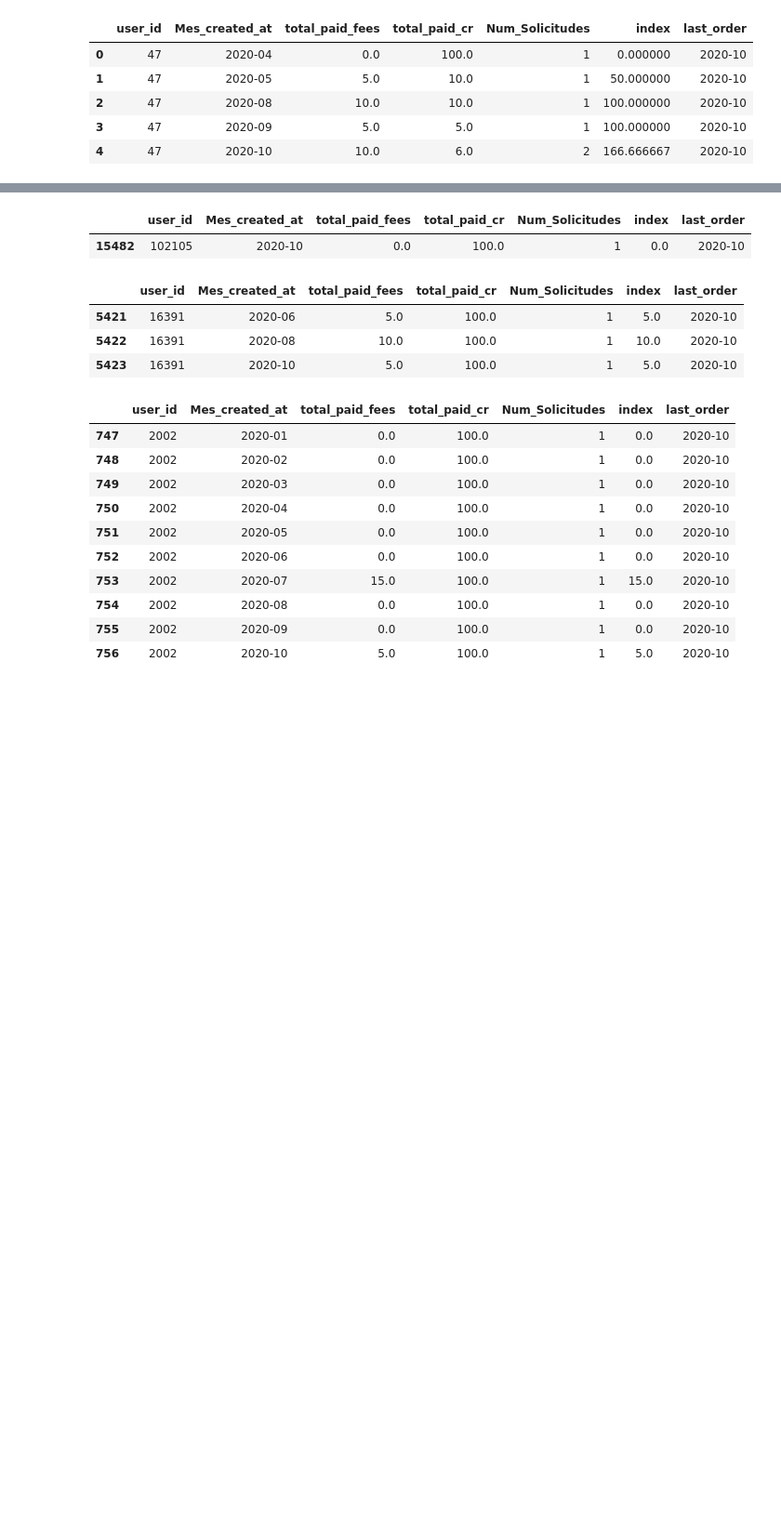
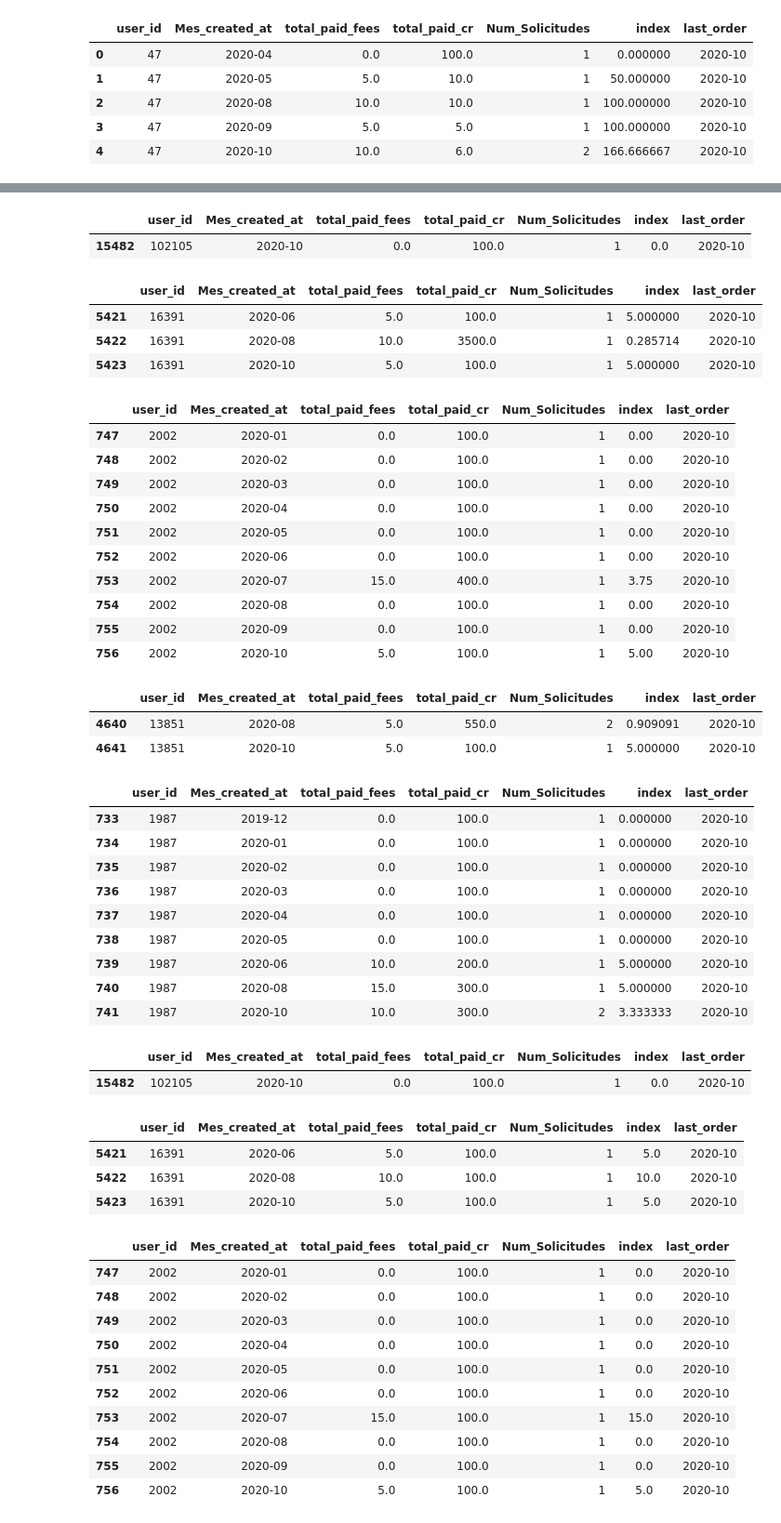
Before and after one commit to Data-Science-Pasta-Loca/ProyectoPastaLoca2, a Jupyter notebook: Cesc/Detalle clientes.ipynb, the cells around one changed output, grey strips where cells are left out. Shown at 93% size. Cells and saved outputs as stored; diff of their text form; code cells hidden in the pictures; blank space fills up the shorter version.

```diff
--- a/Cesc/Detalle clientes.ipynb
+++ b/Cesc/Detalle clientes.ipynb
@@ -305,3 +413,41 @@ display(cohort_analysis_2.head(5))
+# %%
+display(cohort_analysis_2[cohort_analysis_2.user_id == 102105])
+
+display(cohort_analysis_2[cohort_analysis_2.user_id == 16391])
+display(cohort_analysis_2[cohort_analysis_2.user_id == 2002])
+display(cohort_analysis_2[cohort_analysis_2.user_id == 13851])
+display(cohort_analysis_2[cohort_analysis_2.user_id == 1987]) #.tail(60))
+# %% [output]
+|  | user_id | Mes_created_at | total_paid_fees | total_paid_cr | Num_Solicitudes | index | last_order |
+| 15482 | 102105 | 2020-10 | 0.0 | 100.0 | 1 | 0.0 | 2020-10 |
+|  | user_id | Mes_created_at | total_paid_fees | total_paid_cr | Num_Solicitudes | index | last_order |
+| 5421 | 16391 | 2020-06 | 5.0 | 100.0 | 1 | 5.000000 | 2020-10 |
+| 5422 | 16391 | 2020-08 | 10.0 | 3500.0 | 1 | 0.285714 | 2020-10 |
+| 5423 | 16391 | 2020-10 | 5.0 | 100.0 | 1 | 5.000000 | 2020-10 |
+|  | user_id | Mes_created_at | total_paid_fees | total_paid_cr | Num_Solicitudes | index | last_order |
+| 747 | 2002 | 2020-01 | 0.0 | 100.0 | 1 | 0.00 | 2020-10 |
+| 748 | 2002 | 2020-02 | 0.0 | 100.0 | 1 | 0.00 | 2020-10 |
+| 749 | 2002 | 2020-03 | 0.0 | 100.0 | 1 | 0.00 | 2020-10 |
+| 750 | 2002 | 2020-04 | 0.0 | 100.0 | 1 | 0.00 | 2020-10 |
+| 751 | 2002 | 2020-05 | 0.0 | 100.0 | 1 | 0.00 | 2020-10 |
+| 752 | 2002 | 2020-06 | 0.0 | 100.0 | 1 | 0.00 | 2020-10 |
+| 753 | 2002 | 2020-07 | 15.0 | 400.0 | 1 | 3.75 | 2020-10 |
+| 754 | 2002 | 2020-08 | 0.0 | 100.0 | 1 | 0.00 | 2020-10 |
+| 755 | 2002 | 2020-09 | 0.0 | 100.0 | 1 | 0.00 | 2020-10 |
+| 756 | 2002 | 2020-10 | 5.0 | 100.0 | 1 | 5.00 | 2020-10 |
+|  | user_id | Mes_created_at | total_paid_fees | total_paid_cr | Num_Solicitudes | index | last_order |
+| 4640 | 13851 | 2020-08 | 5.0 | 550.0 | 2 | 0.909091 | 2020-10 |
+| 4641 | 13851 | 2020-10 | 5.0 | 100.0 | 1 | 5.000000 | 2020-10 |
+|  | user_id | Mes_created_at | total_paid_fees | total_paid_cr | Num_Solicitudes | index | last_order |
+| 733 | 1987 | 2019-12 | 0.0 | 100.0 | 1 | 0.000000 | 2020-10 |
+| 734 | 1987 | 2020-01 | 0.0 | 100.0 | 1 | 0.000000 | 2020-10 |
+| 735 | 1987 | 2020-02 | 0.0 | 100.0 | 1 | 0.000000 | 2020-10 |
+| 736 | 1987 | 2020-03 | 0.0 | 100.0 | 1 | 0.000000 | 2020-10 |
+| 737 | 1987 | 2020-04 | 0.0 | 100.0 | 1 | 0.000000 | 2020-10 |
+| 738 | 1987 | 2020-05 | 0.0 | 100.0 | 1 | 0.000000 | 2020-10 |
+| 739 | 1987 | 2020-06 | 10.0 | 200.0 | 1 | 5.000000 | 2020-10 |
+| 740 | 1987 | 2020-08 | 15.0 | 300.0 | 1 | 5.000000 | 2020-10 |
+| 741 | 1987 | 2020-10 | 10.0 | 300.0 | 2 | 3.333333 | 2020-10 |
 # %%
 display(cohort_analysis_2[cohort_analysis_2.user_id == 102105])
 
```
Also changed, not shown: parts of 9 cells of this notebook, 2 other files.
